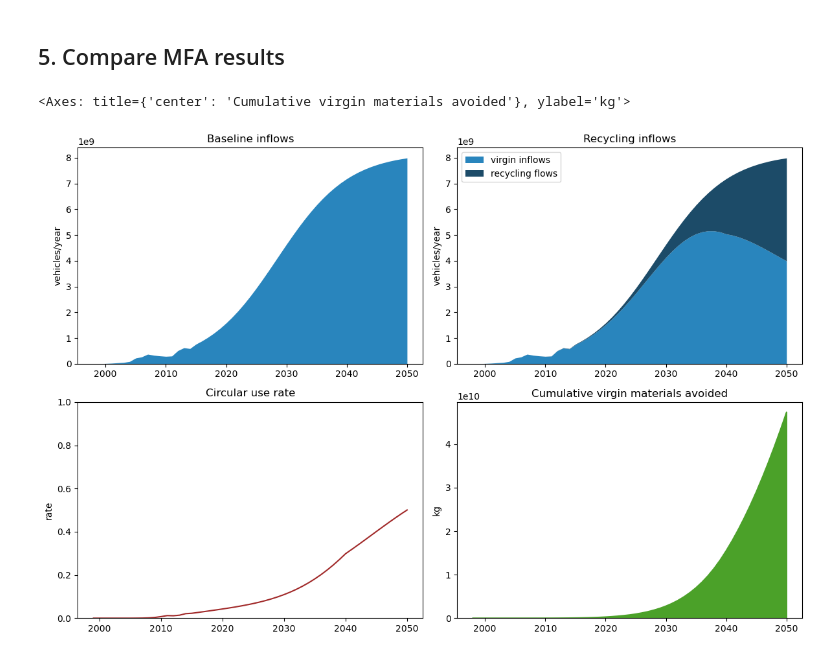
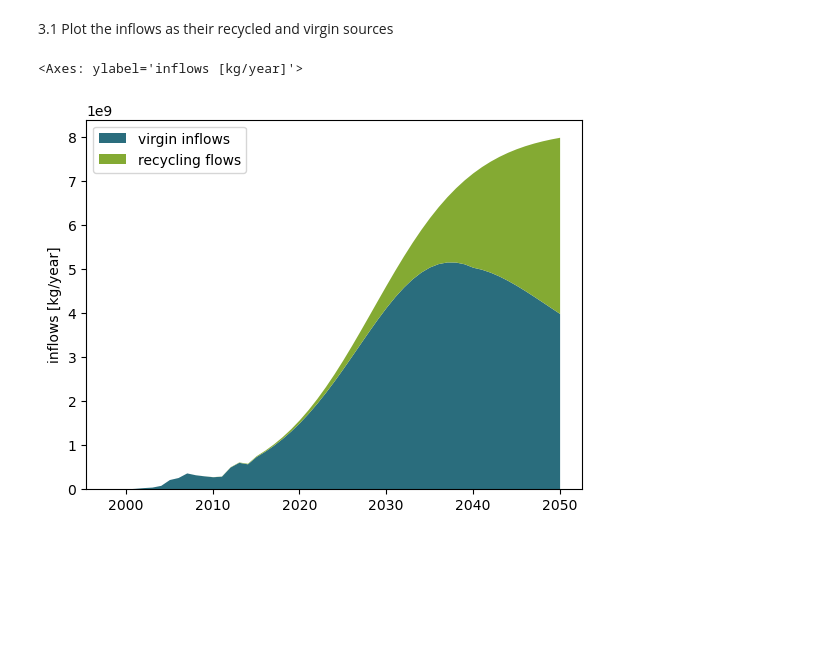
Before and after one commit to TomerFishman/RAPID-MFA, a Jupyter notebook: RAPID-MFA notebooks/07_recycling.ipynb, the cells around one changed output. Drawn from its saved outputs; the diff is of its cells as text; code cells hidden in the pictures; blank space fills up the shorter version.

```diff
--- a/RAPID-MFA notebooks/07_recycling.ipynb
+++ b/RAPID-MFA notebooks/07_recycling.ipynb
@@ -146,51 +284,22 @@ mfa_system_recycling['recycling flows'] = mfa_system_recycling['outflows'] * rec
 # %%
 # Calculate the virgin inflows still required
-mfa_system_recycling['virgin inflows'] = np.where(mfa_system_recycling['inflows'] - mfa_system_recycling['recycling flows'] > 0,
-                                                mfa_system_recycling['inflows'] - mfa_system_recycling['recycling flows'], 0)
+mfa_system['virgin inflows'] = np.where(mfa_system['inflows'] >= mfa_system['recycling flows'],
+                                        mfa_system['inflows'] - mfa_system['recycling flows'],
+                                        0)
 
 # Calculate the recycling overflow
-mfa_system_recycling['recycling overflow'] = np.where(mfa_system_recycling['inflows'] - mfa_system_recycling['recycling flows'] < 0,
-                                                  abs(mfa_system_recycling['inflows'] - mfa_system_recycling['recycling flows']), 0)
-
-# Calculate the circular use rate
-mfa_system_recycling["circular use rate"] = mfa_system_recycling.loc[:, 'recycling flows'] / mfa_system_recycling.loc[:, 'inflows']
-
-# Caluclate the cumulative virgin inflows avoided
-mfa_system_recycling["virgin inflows avoided"] = mfa_system_recycling.loc[:, 'recycling flows'].cumsum()
+mfa_system['recycling overflow'] = np.where(mfa_system['inflows'] < mfa_system['recycling flows'],
+                                            abs(mfa_system['inflows'] - mfa_system['recycling flows']),
+                                            0)
-# %% [markdown]
-## 5. Compare MFA results
-# %%
-# visualize the inflows, outflows, and stocks results for the baseline and scenario B
-results_fig, results_ax = plt.subplots(nrows=2, ncols=2, figsize=(12, 8), tight_layout=True)
-mfa_system_recycling.loc[:, 'inflows'].plot(ylabel=units['flows'],
-                                      kind='area',
-                                      color=["#2985BD"],
-                                      ax=results_ax[0, 0],
-                                      linewidth = 0,
-                                      title = 'Baseline inflows'
-                                      )
-
-mfa_system_recycling.loc[:, ['virgin inflows', 'recycling flows']].plot(ylabel=units['flows'],
-                                      kind='area',
-                                      color=["#2985BD", "#1C4B68"],
-                                      ax=results_ax[0, 1],
-                                      linewidth = 0,
-                                      title = 'Recycling inflows'
-                                      )
-
-mfa_system_recycling.loc[:, 'circular use rate'].plot(ylabel='rate',
-                                                      ax=results_ax[1, 0],
-                                                      color=["#A12929FF"],
-                                                      ylim=(0, 1),
-                                                      title='Circular use rate'
-                                                      )
-
-mfa_system_recycling.loc[:, 'virgin inflows avoided'].plot(ylabel='kg',
-                                                           kind='area',
-                                                           color=["#4BA129FF"],
-                                                           ax=results_ax[1, 1],
-                                                           title='Cumulative virgin materials avoided'
-                                                           )
-# %% [output]
-<Axes: title={'center': 'Cumulative virgin materials avoided'}, ylabel='kg'>
-[figure, removed]
+# %% [markdown]
+3.1 Plot the inflows as their recycled and virgin sources
+# %%
+# Visualize the inflows as their recycled and virgin sources
+mfa_system[['virgin inflows', 'recycling flows']].plot(kind="area",
+                                                       color=["#2A6D7D", "#84AA33"],
+                                                       lw=0,
+                                                       ylabel="inflows [kg/year]",
+                                                       )
+# %% [output]
+<Axes: ylabel='inflows [kg/year]'>
+[figure, added]
```
Also changed, not shown: parts of 27 cells of this notebook, 3 other files.
